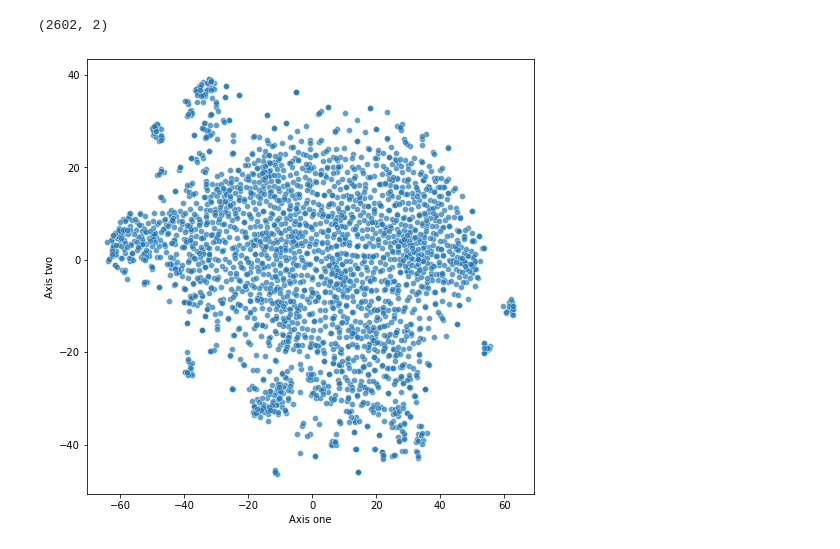
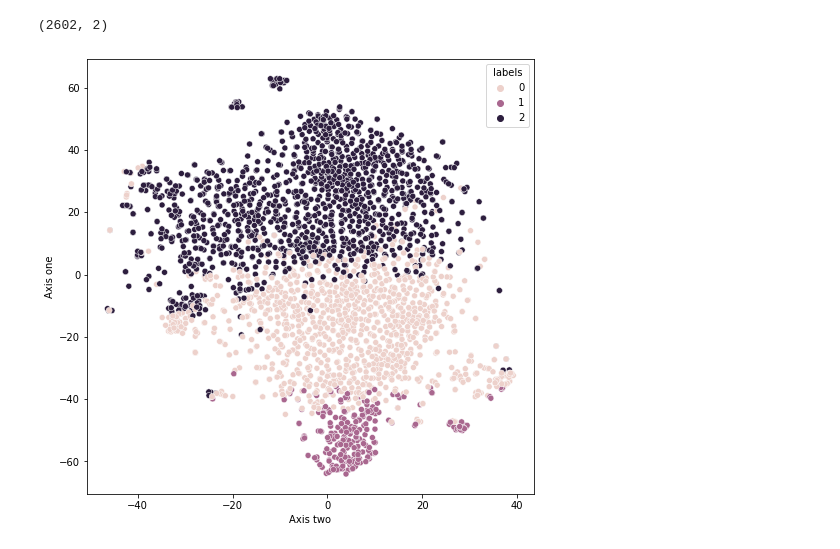
Before and after one commit to skumarudel/DSPS_SKumar, a Jupyter notebook: HW7/ClusteringGenes.ipynb, the cells around one changed output. Cells and saved outputs as stored; diff of their text form; code cells hidden in the pictures.

```diff
--- a/HW7/ClusteringGenes.ipynb
+++ b/HW7/ClusteringGenes.ipynb
@@ -71,4 +71,5 @@ axes.set_ylabel('Value range');
 # %% [output]
 [figure]
 # %%
-df_scale = pd.DataFrame(skl.preprocessing.scale(df, axis=0))
+scaledgenes = pd.DataFrame(skl.preprocessing.scale(df, axis=0))
+scaledgenes.mean(0).to_numpy().round(2), scaledgenes.std(0).to_numpy().round(2)
@@ -79,3 +87,0 @@ df_scale.shape
-# %%
-scaledgenes = skl.preprocessing.scale(df.to_numpy())
-scaledgenes.mean(0).round(2), scaledgenes.std(0)
@@ -98,6 +101,8 @@ axes.set_xlabel('Column name or number')
 axes.set_ylabel('Value range');
 # %% [output]
 [figure]
+# %%
+geneclustersKM = cluster.KMeans(n_clusters=3).fit(scaledgenes)
 # %%
 twodproj = skl.manifold.TSNE(n_components=2, random_state=np.random.seed(5)).fit_transform(scaledgenes)
 twodproj.shape
@@ -106,14 +111,16 @@ twodproj.shape
 # %%
 df_tsne = pd.DataFrame()
 df_tsne['Axis one'] = twodproj[:,0]
 df_tsne['Axis two'] = twodproj[:,1]
+df_tsne['labels'] = geneclustersKM.labels_
 
 plt.figure(figsize=(8,8))
 sns.scatterplot(
-    x="Axis one", y="Axis two",
+    x="Axis two", y="Axis one",
+    hue='labels',
     data=df_tsne,
     legend="full",
-    alpha=0.7
+    alpha=1.0
 );
 # %% [output]
-[figure, old version]
+[figure, new version]
```
Also changed, not shown: parts of 11 cells of this notebook.
